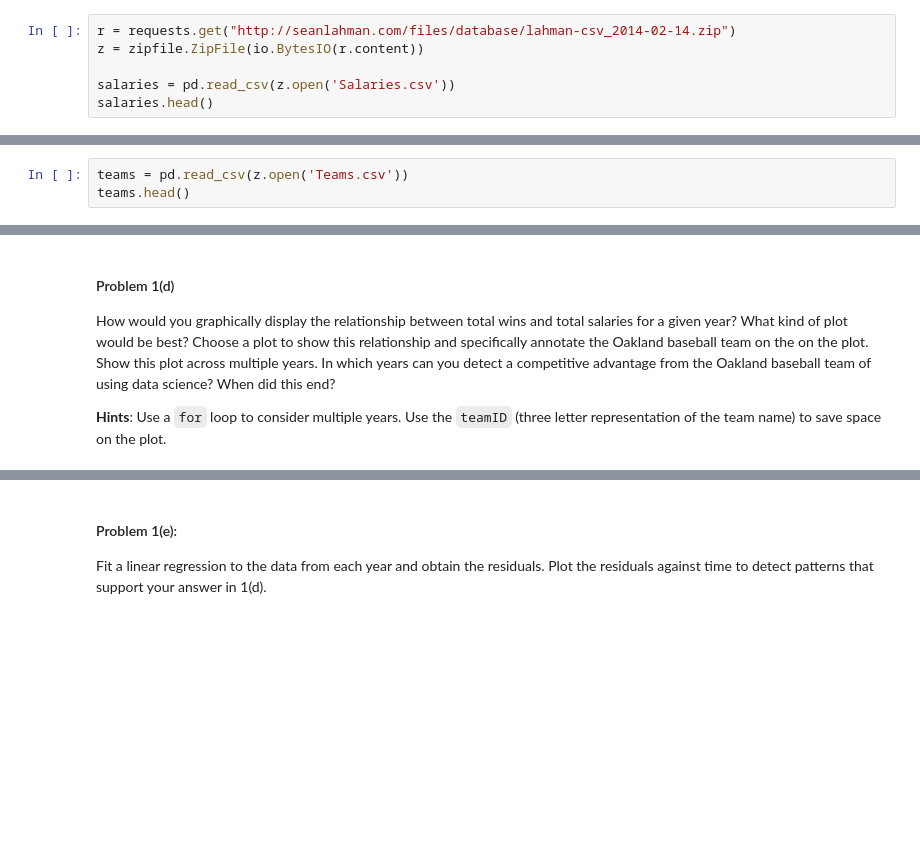
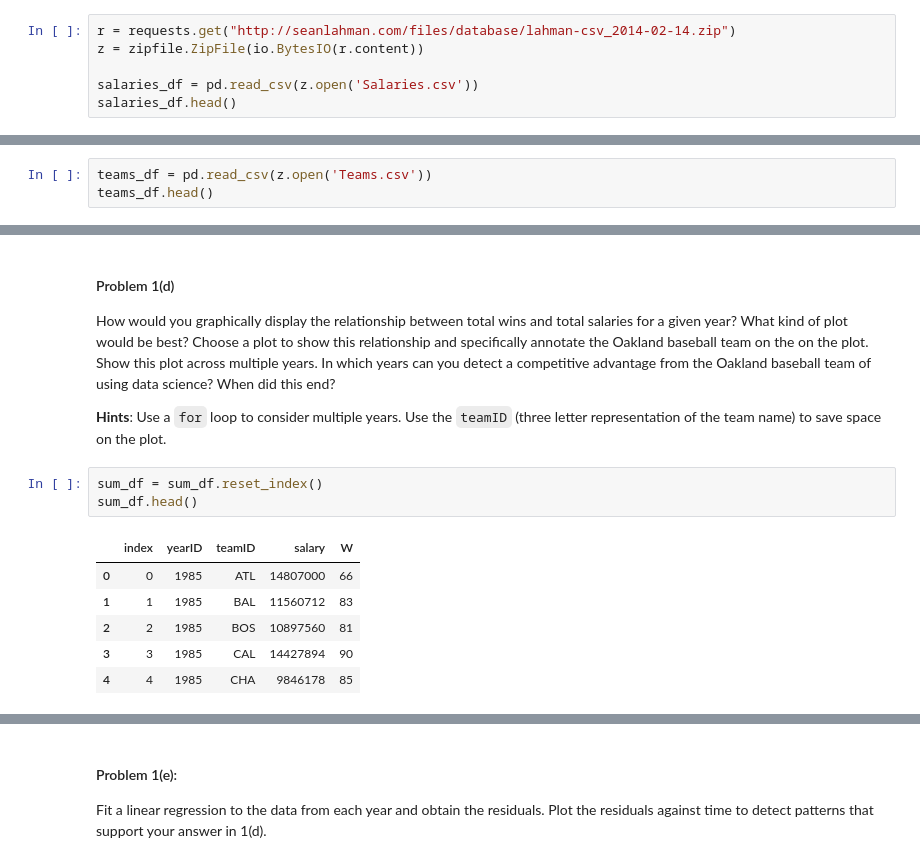
Before and after one commit to anshullahoti/Intro-Data-Science, a Jupyter notebook: Unit1/Homework1/Brandon-Chin-HW1Prob1.ipynb, the cells around one changed output, grey strips where cells are left out. Saved outputs shown, nothing was run; the diff lists cells and outputs as text; blank space fills up the shorter version.

```diff
--- a/Unit1/Homework1/Brandon-Chin-HW1Prob1.ipynb
+++ b/Unit1/Homework1/Brandon-Chin-HW1Prob1.ipynb
@@ -59,8 +59,8 @@ Load in [these CSV files](http://seanlahman.com/files/database/lahman-csv_2014-0
 r = requests.get("http://seanlahman.com/files/database/lahman-csv_2014-02-14.zip")
 z = zipfile.ZipFile(io.BytesIO(r.content))
 
-salaries = pd.read_csv(z.open('Salaries.csv'))
-salaries.head()
+salaries_df = pd.read_csv(z.open('Salaries.csv'))
+salaries_df.head()
 # %% [output]
 |  | yearID | teamID | lgID | playerID | salary |
 | 0 | 1985 | BAL | AL | murraed02 | 1472819 |
@@ -69,8 +69,8 @@ salaries.head()
 | 3 | 1985 | BAL | AL | lacyle01 | 725000 |
 | 4 | 1985 | BAL | AL | flanami01 | 641667 |
 # %%
-teams = pd.read_csv(z.open('Teams.csv'))
-teams.head()
+teams_df = pd.read_csv(z.open('Teams.csv'))
+teams_df.head()
 # %% [output]
 |  | yearID | lgID | teamID | franchID | divID | Rank | G | Ghome | W | L | ... | ... |
 | 0 | 1871 | NaN | PH1 | PNA | NaN | 1 | 28 | NaN | 21 | 7 | ... | ... |
@@ -130,3 +130,13 @@ sum_df.head()
 How would you graphically display the relationship between total wins and total salaries for a given year? What kind of plot would be best? Choose a plot to show this relationship and specifically annotate the Oakland baseball team on the on the plot. Show this plot across multiple years. In which years can you detect a competitive advantage from the Oakland baseball team of using data science? When did this end?
 
 **Hints**: Use a `for` loop to consider multiple years. Use the `teamID` (three letter representation of the team name) to save space on the plot.
+# %%
+sum_df = sum_df.reset_index()
+sum_df.head()
+# %% [output]
+|  | index | yearID | teamID | salary | W |
+| 0 | 0 | 1985 | ATL | 14807000 | 66 |
+| 1 | 1 | 1985 | BAL | 11560712 | 83 |
+| 2 | 2 | 1985 | BOS | 10897560 | 81 |
+| 3 | 3 | 1985 | CAL | 14427894 | 90 |
+| 4 | 4 | 1985 | CHA | 9846178 | 85 |
```
Also changed, not shown: parts of 7 cells of this notebook.
